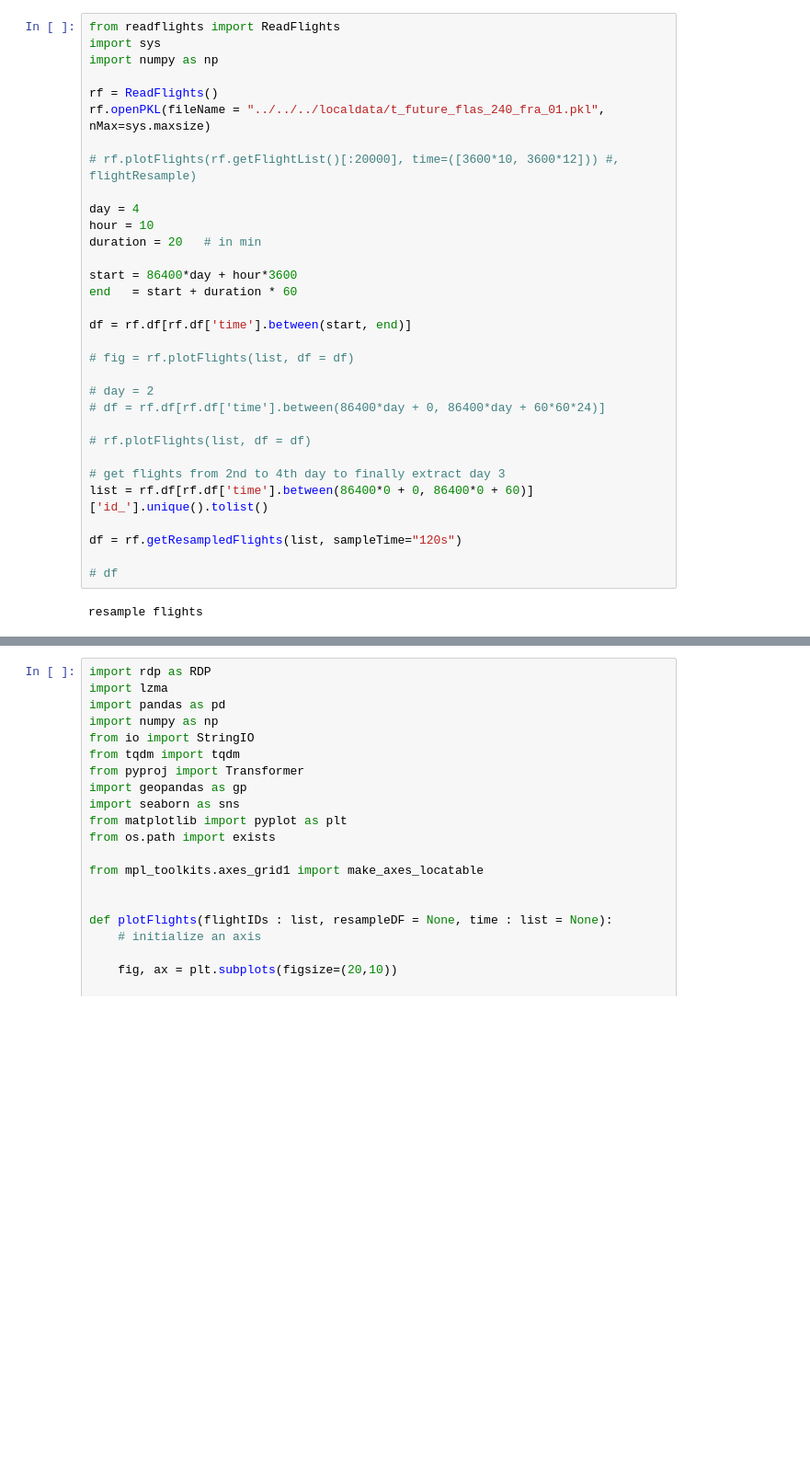
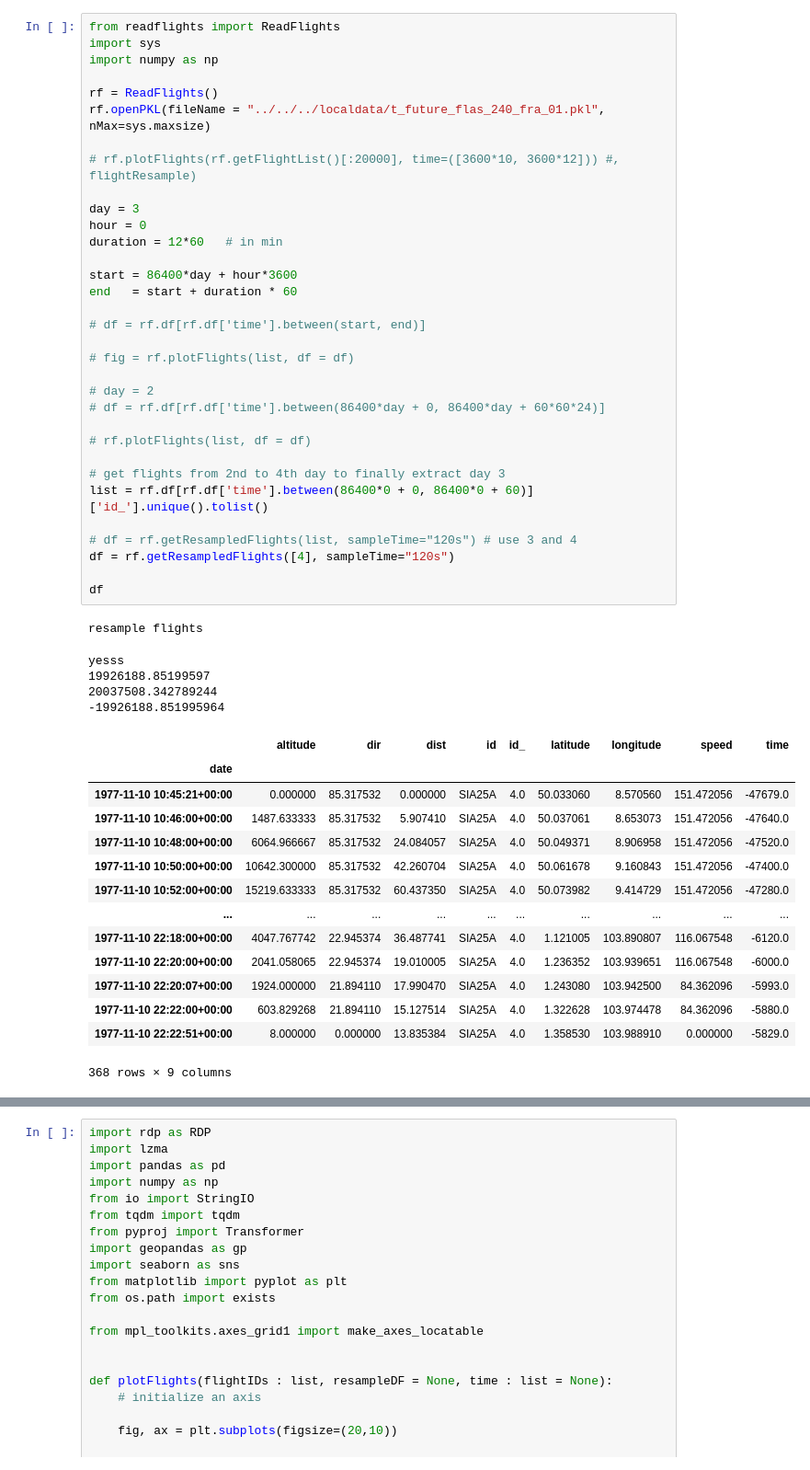
Before and after one commit to michaschultz/mobileSector, a Jupyter notebook: msdata/msFlights.ipynb, the cells around one changed output, grey strips where cells are left out. Shown: that part at 92% size. Drawn from its saved outputs; the diff is of its cells as text; blank space fills up the shorter version.

```diff
--- a/msdata/msFlights.ipynb
+++ b/msdata/msFlights.ipynb
@@ -1,34 +1,53 @@
 # %%
 from readflights import ReadFlights
 import sys
 import numpy as np
 
 rf = ReadFlights()
 rf.openPKL(fileName = "../../../localdata/t_future_flas_240_fra_01.pkl", nMax=sys.maxsize)
 
 # rf.plotFlights(rf.getFlightList()[:20000], time=([3600*10, 3600*12])) #, flightResample)
 
-day = 4
-hour = 10
-duration = 20   # in min
+day = 3
+hour = 0
+duration = 12*60   # in min
 
 start = 86400*day + hour*3600
 end   = start + duration * 60
 
-df = rf.df[rf.df['time'].between(start, end)]
+# df = rf.df[rf.df['time'].between(start, end)]
 
 # fig = rf.plotFlights(list, df = df)
 
 # day = 2
 # df = rf.df[rf.df['time'].between(86400*day + 0, 86400*day + 60*60*24)]
 
 # rf.plotFlights(list, df = df)
 
 # get flights from 2nd to 4th day to finally extract day 3
 list = rf.df[rf.df['time'].between(86400*0 + 0, 86400*0 + 60)]['id_'].unique().tolist()
 
-df = rf.getResampledFlights(list, sampleTime="120s")
+# df = rf.getResampledFlights(list, sampleTime="120s") # use 3 and 4
+df = rf.getResampledFlights([4], sampleTime="120s")
 
-# df
+df
 # %% [output]
 resample flights
+yesss
+19926188.85199597
+20037508.342789244
+-19926188.851995964
+|  | altitude | dir | dist | id | id_ | latitude | longitude | speed | time |
+| date |  |  |  |  |  |  |  |  |  |
+| 1977-11-10 10:45:21+00:00 | 0.000000 | 85.317532 | 0.000000 | SIA25A | 4.0 | 50.033060 | 8.570560 | 151.472056 | -47679.0 |
+| 1977-11-10 10:46:00+00:00 | 1487.633333 | 85.317532 | 5.907410 | SIA25A | 4.0 | 50.037061 | 8.653073 | 151.472056 | -47640.0 |
+| 1977-11-10 10:48:00+00:00 | 6064.966667 | 85.317532 | 24.084057 | SIA25A | 4.0 | 50.049371 | 8.906958 | 151.472056 | -47520.0 |
+| 1977-11-10 10:50:00+00:00 | 10642.300000 | 85.317532 | 42.260704 | SIA25A | 4.0 | 50.061678 | 9.160843 | 151.472056 | -47400.0 |
+| 1977-11-10 10:52:00+00:00 | 15219.633333 | 85.317532 | 60.437350 | SIA25A | 4.0 | 50.073982 | 9.414729 | 151.472056 | -47280.0 |
+| ... | ... | ... | ... | ... | ... | ... | ... | ... | ... |
+| 1977-11-10 22:18:00+00:00 | 4047.767742 | 22.945374 | 36.487741 | SIA25A | 4.0 | 1.121005 | 103.890807 | 116.067548 | -6120.0 |
+| 1977-11-10 22:20:00+00:00 | 2041.058065 | 22.945374 | 19.010005 | SIA25A | 4.0 | 1.236352 | 103.939651 | 116.067548 | -6000.0 |
+| 1977-11-10 22:20:07+00:00 | 1924.000000 | 21.894110 | 17.990470 | SIA25A | 4.0 | 1.243080 | 103.942500 | 84.362096 | -5993.0 |
+| 1977-11-10 22:22:00+00:00 | 603.829268 | 21.894110 | 15.127514 | SIA25A | 4.0 | 1.322628 | 103.974478 | 84.362096 | -5880.0 |
+| 1977-11-10 22:22:51+00:00 | 8.000000 | 0.000000 | 13.835384 | SIA25A | 4.0 | 1.358530 | 103.988910 | 0.000000 | -5829.0 |
+368 rows × 9 columns
```
Also changed, not shown: parts of 4 cells of this notebook, 2 other files.
